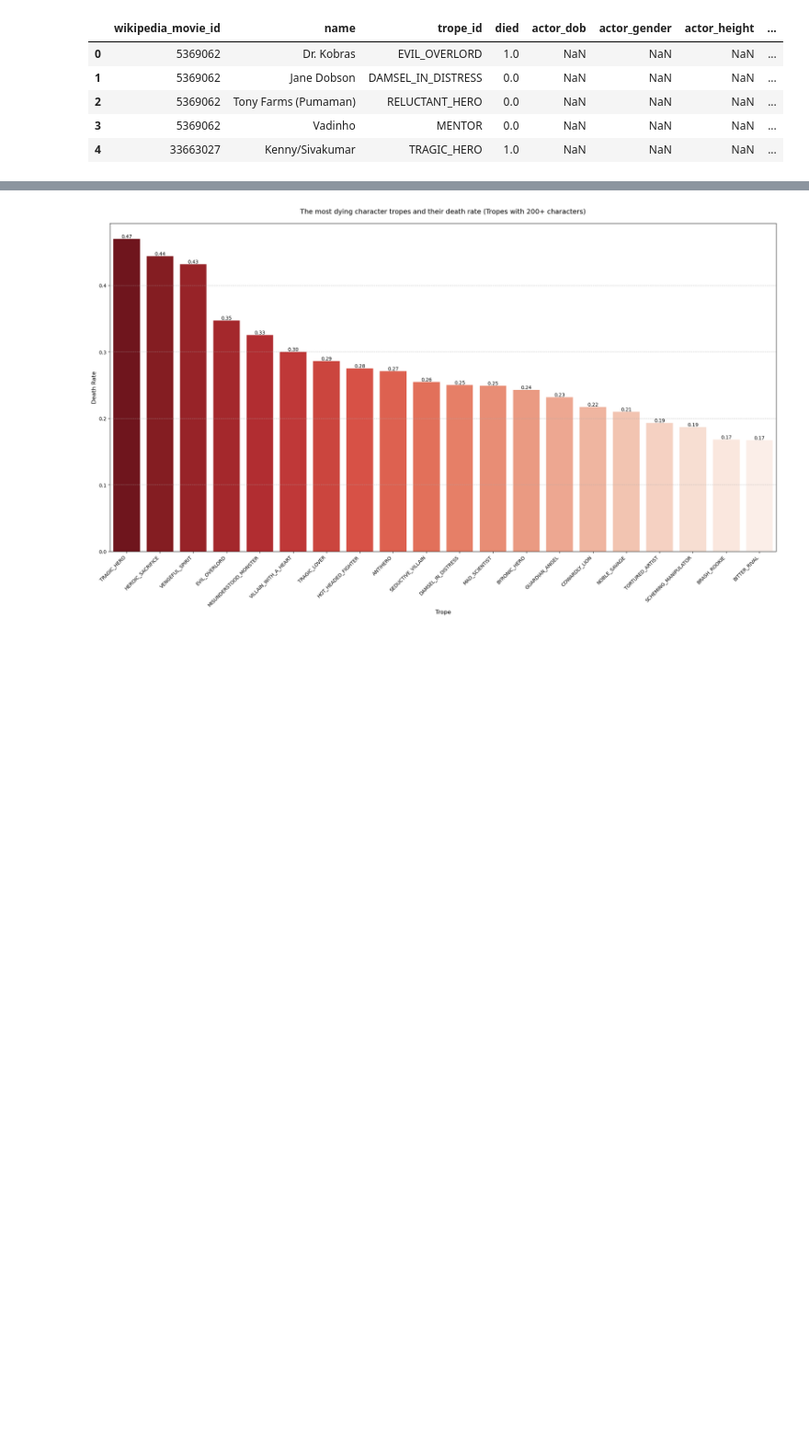
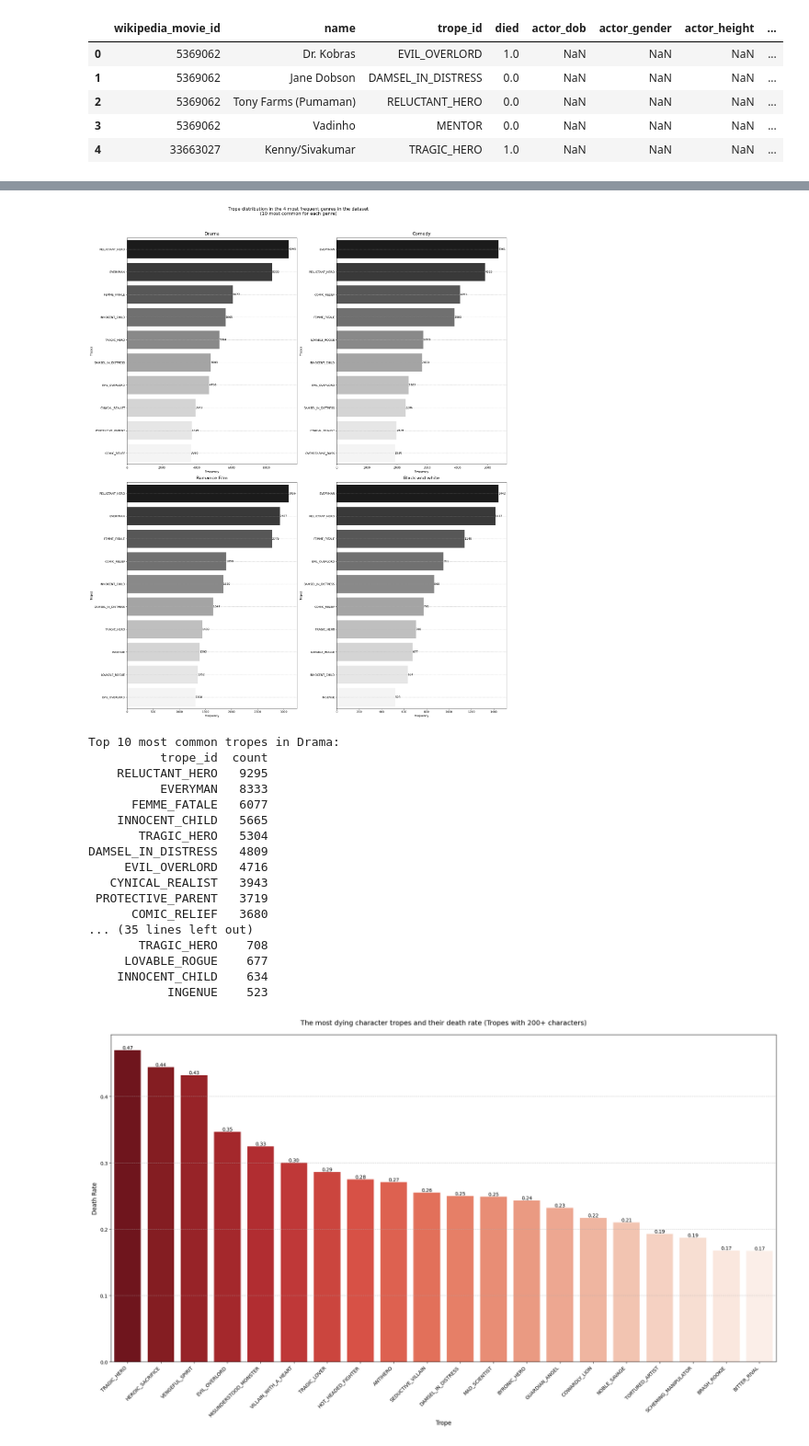
Before and after one commit to epfl-ada/ada-2024-project-nhsvd, a Jupyter notebook: notebooks/death_rate_analysis.ipynb, the cells around one changed output, grey strips where cells are left out. Shown at 92% size. Saved outputs shown, nothing was run; the diff lists cells and outputs as text; code cells hidden in the pictures; blank space fills up the shorter version.

```diff
--- a/notebooks/death_rate_analysis.ipynb
+++ b/notebooks/death_rate_analysis.ipynb
@@ -49,3 +147,69 @@ df_characters.head()
+# %%
+df_trope_genre = pd.merge(df_movies, df_characters, on='wikipedia_movie_id', how='inner')[['trope_id', 'genres_list']].explode('genres_list')
+df_trope_genre = df_trope_genre[df_trope_genre.trope_id != 'NO_TROPE']
+df_trope_genre = df_trope_genre[df_trope_genre.genres_list.isin(genres_freq.head(4).genres_list)]
+
+fig, axes = plt.subplots(2, 2, figsize=(21, 25))
+axes = axes.flatten()
+
+dfs = []
+
+genre_count=4
+threshold=10
+
+for idx, genre in enumerate(genres_freq.head(genre_count).genres_list):
+    genre_tropes = df_trope_genre[df_trope_genre['genres_list'] == genre]
+    genre_freq = genre_tropes.groupby('trope_id').size().reset_index(name='count')
+    genre_freq = genre_freq.sort_values('count', ascending=False)[:threshold]
+
+    dfs.append(genre_freq)
+
+    sns.barplot(
+        data=genre_freq,
+        x='count',
+        y='trope_id',
+        ax=axes[idx],
+        palette='Greys_r'
+    )
+
+    axes[idx].grid(axis='y', linestyle='--', alpha=0.7)
+
+    axes[idx].set_title(f'{genre}', pad=10, fontsize=16)
+    axes[idx].set_xlabel('Frequency')
+    axes[idx].set_ylabel('Tropes')
+
+    # Add text on the bars (adjust text position to work with horizontal bars)
+    for i, v in enumerate(genre_freq['count']):
+        axes[idx].text(v, i, f'{v}', va='center')
+
+# Add a title for the whole figure
+plt.suptitle(f'Trope distribution in the {genre_count} most frequent genres in the dataset\n({threshold} most common for each genre)',
+            fontsize=16, y=1.02)
+plt.tight_layout()
+plt.show()
+
+for idx, genre in enumerate(genres_freq.head(genre_count).genres_list):
+    print(f'\nTop {threshold} most common tropes in {genre}:')
+    print(dfs[idx].head(threshold).to_string(index=False))
+# %% [output]
+[figure, added]
+Top 10 most common tropes in Drama:
+          trope_id  count
+    RELUCTANT_HERO   9295
+          EVERYMAN   8333
+      FEMME_FATALE   6077
+    INNOCENT_CHILD   5665
+       TRAGIC_HERO   5304
+DAMSEL_IN_DISTRESS   4809
+     EVIL_OVERLORD   4716
+   CYNICAL_REALIST   3943
+ PROTECTIVE_PARENT   3719
+      COMIC_RELIEF   3680
+... (35 lines left out)
+       TRAGIC_HERO    708
+     LOVABLE_ROGUE    677
+    INNOCENT_CHILD    634
+           INGENUE    523
 # %%
 mortality_by_trope = df_characters.groupby('trope_id').agg({
     'died': ['count', 'sum', 'mean']
```
Also changed, not shown: parts of 6 cells of this notebook.
